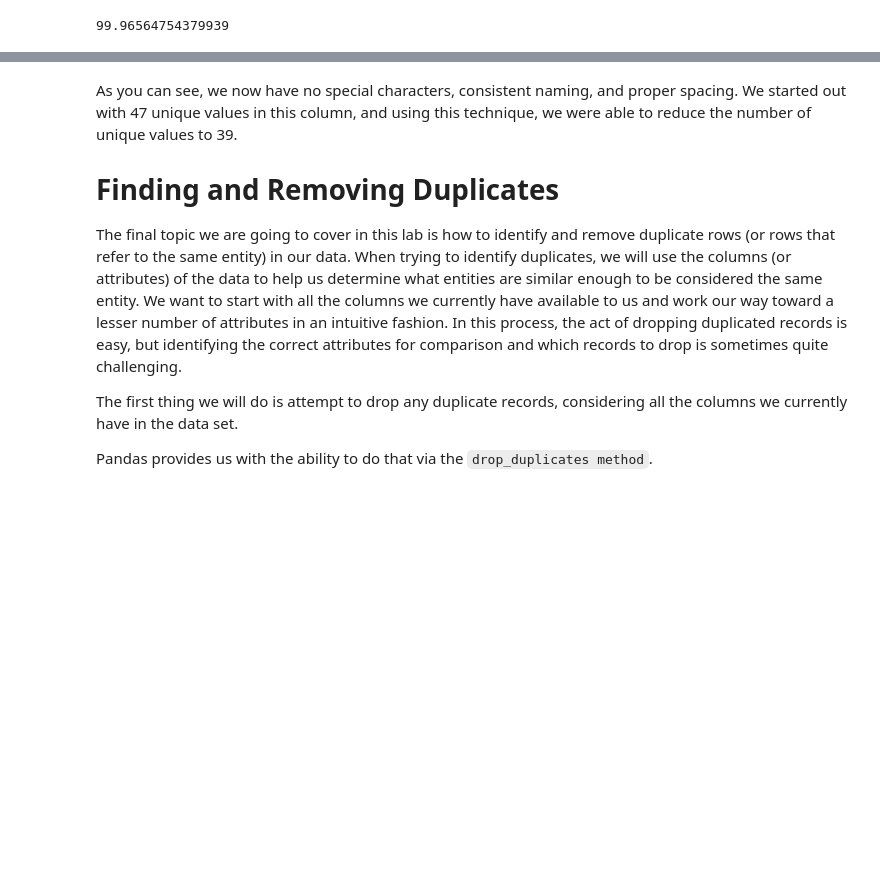
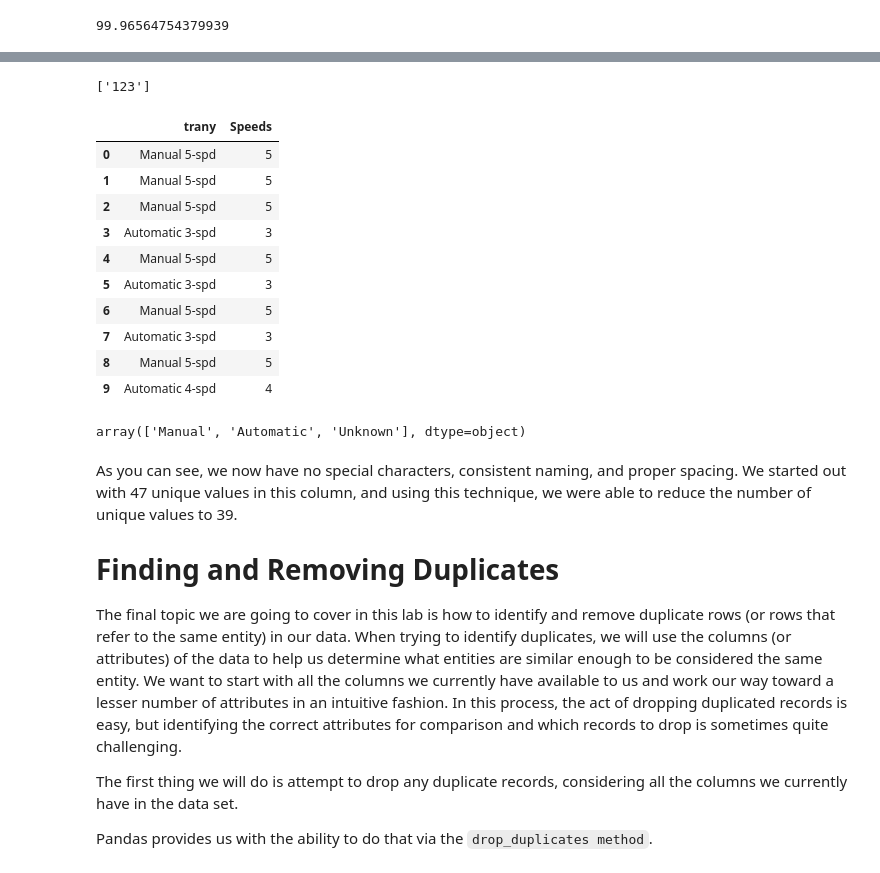
Before and after one commit to Ironhack-Data-Madrid-Abril-2023/2.4-lab_data_cleaning, a Jupyter notebook: your-code/main.ipynb, the cells around one changed output, grey strips where cells are left out. Cells and saved outputs as stored; diff of their text form; code cells hidden in the pictures; blank space fills up the shorter version.

```diff
--- a/your-code/main.ipynb
+++ b/your-code/main.ipynb
@@ -620,0 +640,26 @@ Categories (47, object): ['Auto (AV)', 'Auto (AV-S6)', 'Auto (AV-S8)', 'Auto(A1)
+# %%
+re.findall(r'\d+','hola123')
+# %% [output]
+['123']
+# %%
+# Una buena práctica será separa la columna trany en dos columnas: Tipo de transmisión (Automática o Manual) y el numero de velocidades:
+
+def split_trany(x:str)-> str:
+    num = re.findall(r'\d+',x)
+    if num:  return int(num[0])    # findall devuelve lista de strings
+    else:    return 0
+
+data['Speeds'] = data.trany.apply(split_trany)
+data[['trany','Speeds']].head(10)     # Parece OK
+# %% [output]
+|  | trany | Speeds |
+| 0 | Manual 5-spd | 5 |
+| 1 | Manual 5-spd | 5 |
+| 2 | Manual 5-spd | 5 |
+| 3 | Automatic 3-spd | 3 |
+| 4 | Manual 5-spd | 5 |
+| 5 | Automatic 3-spd | 3 |
+| 6 | Manual 5-spd | 5 |
+| 7 | Automatic 3-spd | 3 |
+| 8 | Manual 5-spd | 5 |
+| 9 | Automatic 4-spd | 4 |
@@ -621,3 +678,7 @@ Categories (47, object): ['Auto (AV)', 'Auto (AV-S6)', 'Auto (AV-S8)', 'Auto(A1)
+# %%
+data.trany.unique()
+# %% [output]
+array(['Manual', 'Automatic', 'Unknown'], dtype=object)
 # %% [markdown]
 As you can see, we now have no special characters, consistent naming, and proper spacing. We started out with 47 unique values in this column, and using this technique, we were able to reduce the number of unique values to 39.
 
```
Also changed, not shown: parts of 7 cells of this notebook, 1 other file.
